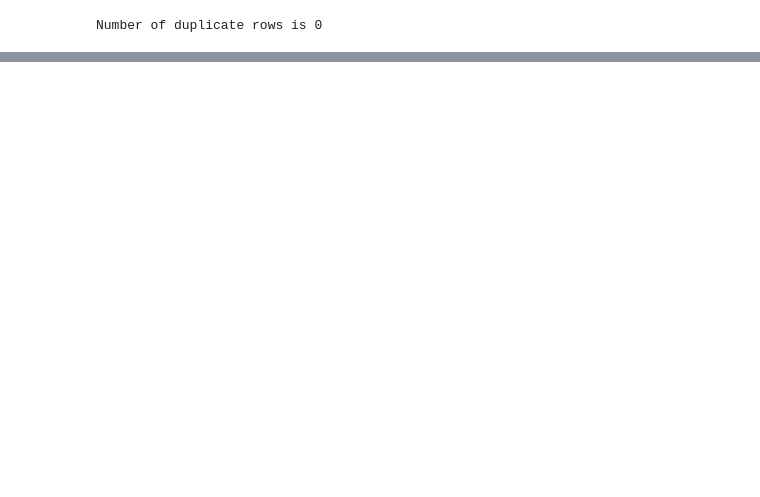
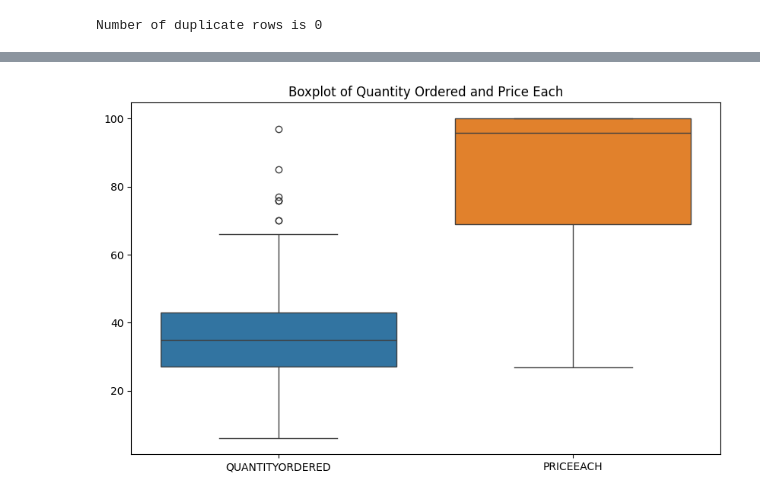
Before and after one commit to michael-raad/sales_data_analysis, a Jupyter notebook: Sales_Data_Analysis.ipynb, the cells around one changed output, grey strips where cells are left out. Drawn from its saved outputs; the diff is of its cells as text; code cells hidden in the pictures; blank space fills up the shorter version.

```diff
--- a/Sales_Data_Analysis.ipynb
+++ b/Sales_Data_Analysis.ipynb
@@ -95,0 +113,8 @@ Number of duplicate rows is 0
+# %%
+# Visualize outliers for Quantity Ordered and Price Each
+plt.figure(figsize=(10, 6))
+sns.boxplot(data=sales_data[['QUANTITYORDERED', 'PRICEEACH']])
+plt.title('Boxplot of Quantity Ordered and Price Each')
+plt.show()
+# %% [output]
+[figure, added]
```
Also changed, not shown: parts of 17 cells of this notebook.
